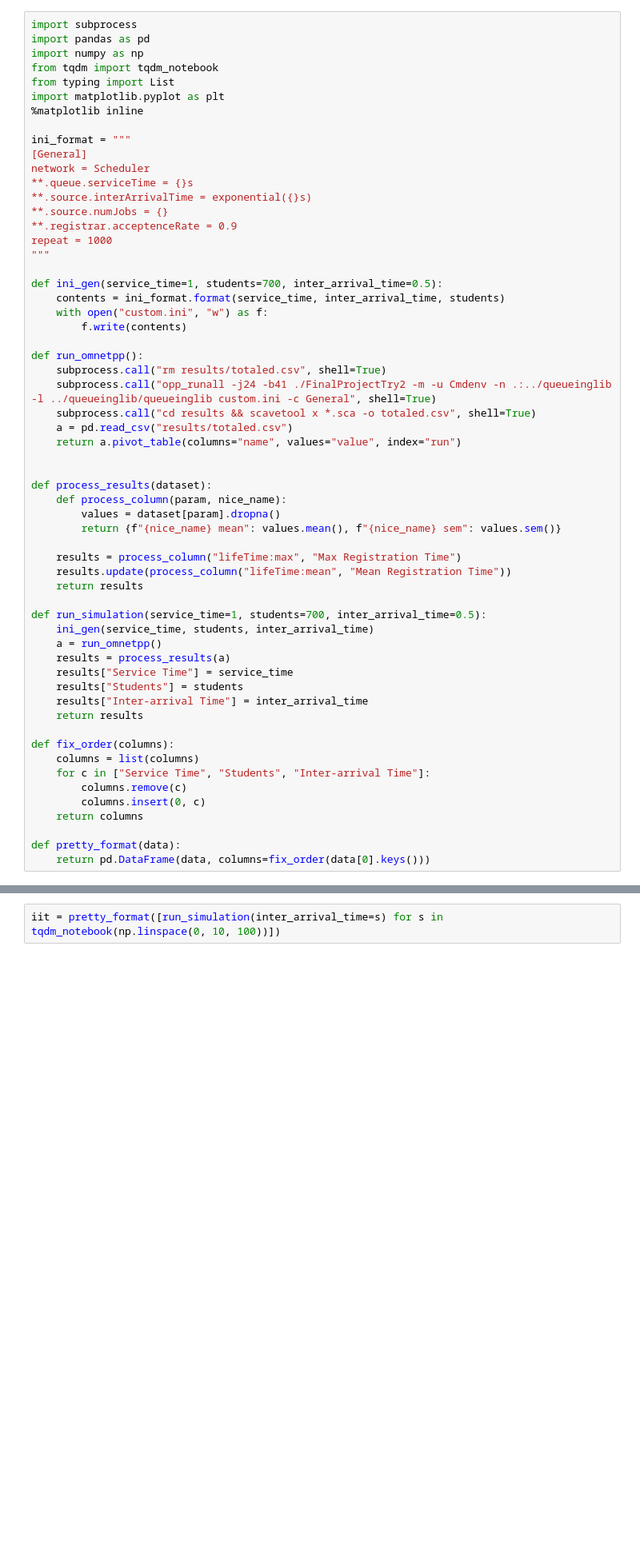
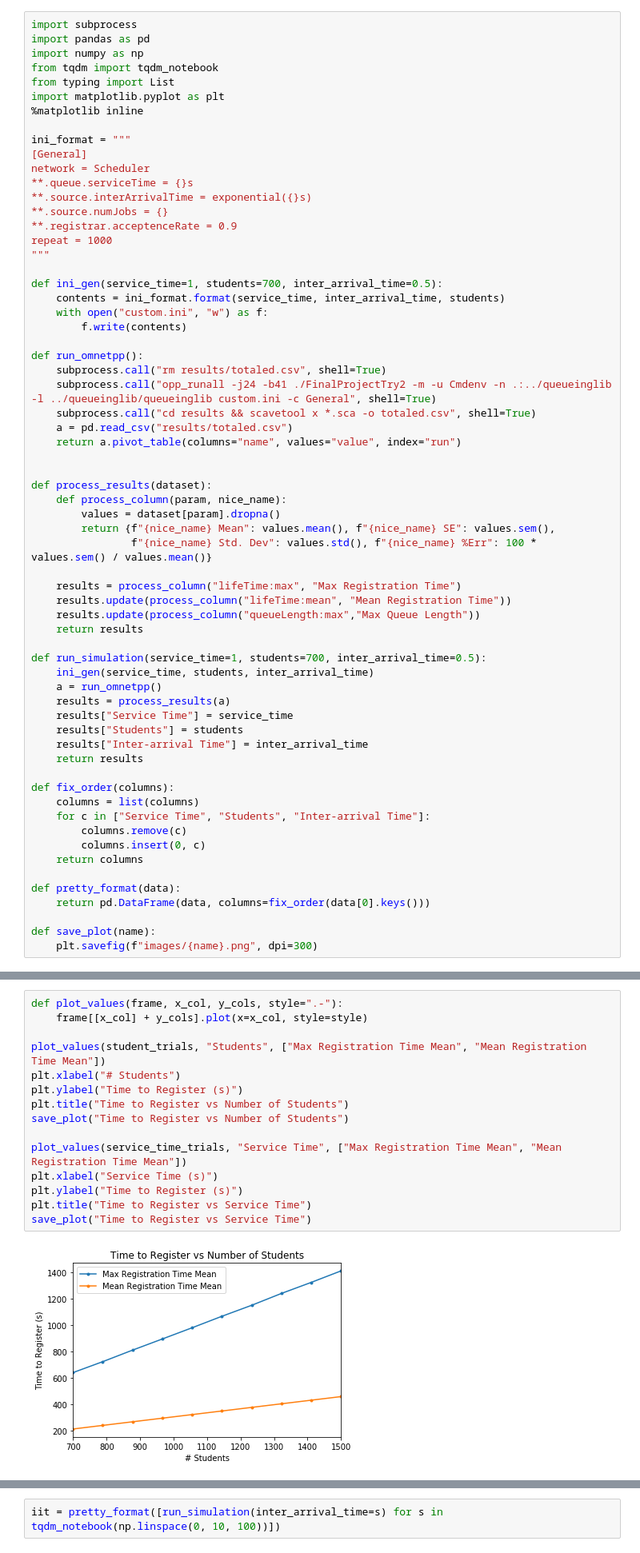
Before and after one commit to jessedusty/CPE-345-Project, a Jupyter notebook: Graph Maker.ipynb, the cells around one changed output, grey strips where cells are left out. Shown at 80% size. Saved outputs shown, nothing was run; the diff lists cells and outputs as text; blank space fills up the shorter version.

Commit message:
Add graph output to graph maker

```diff
--- a/Graph Maker.ipynb
+++ b/Graph Maker.ipynb
@@ -33,10 +33,12 @@ def run_omnetpp():
 def process_results(dataset):
     def process_column(param, nice_name):
         values = dataset[param].dropna()
-        return {f"{nice_name} mean": values.mean(), f"{nice_name} sem": values.sem()}
+        return {f"{nice_name} Mean": values.mean(), f"{nice_name} SE": values.sem(),
+                f"{nice_name} Std. Dev": values.std(), f"{nice_name} %Err": 100 * values.sem() / values.mean()}
 
     results = process_column("lifeTime:max", "Max Registration Time")
     results.update(process_column("lifeTime:mean", "Mean Registration Time"))
+    results.update(process_column("queueLength:max","Max Queue Length"))
     return results
 
 def run_simulation(service_time=1, students=700, inter_arrival_time=0.5):
@@ -57,6 +59,9 @@ def fix_order(columns):
 
 def pretty_format(data):
     return pd.DataFrame(data, columns=fix_order(data[0].keys()))
+
+def save_plot(name):
+    plt.savefig(f"images/{name}.png", dpi=300)
 # %%
 run_simulation(1, 100)
 # %% [output]
@@ -84,0 +90,17 @@ service_time_trials = pretty_format([run_simulation(service_time=s) for s in tqd
+# %%
+def plot_values(frame, x_col, y_cols, style=".-"):
+    frame[[x_col] + y_cols].plot(x=x_col, style=style)
+
+plot_values(student_trials, "Students", ["Max Registration Time Mean", "Mean Registration Time Mean"])
+plt.xlabel("# Students")
+plt.ylabel("Time to Register (s)")
+plt.title("Time to Register vs Number of Students")
+save_plot("Time to Register vs Number of Students")
+
+plot_values(service_time_trials, "Service Time", ["Max Registration Time Mean", "Mean Registration Time Mean"])
+plt.xlabel("Service Time (s)")
+plt.ylabel("Time to Register (s)")
+plt.title("Time to Register vs Service Time")
+save_plot("Time to Register vs Service Time")
+# %% [output]
+[figure, added]
```
Also changed, not shown: parts of 12 cells of this notebook.
